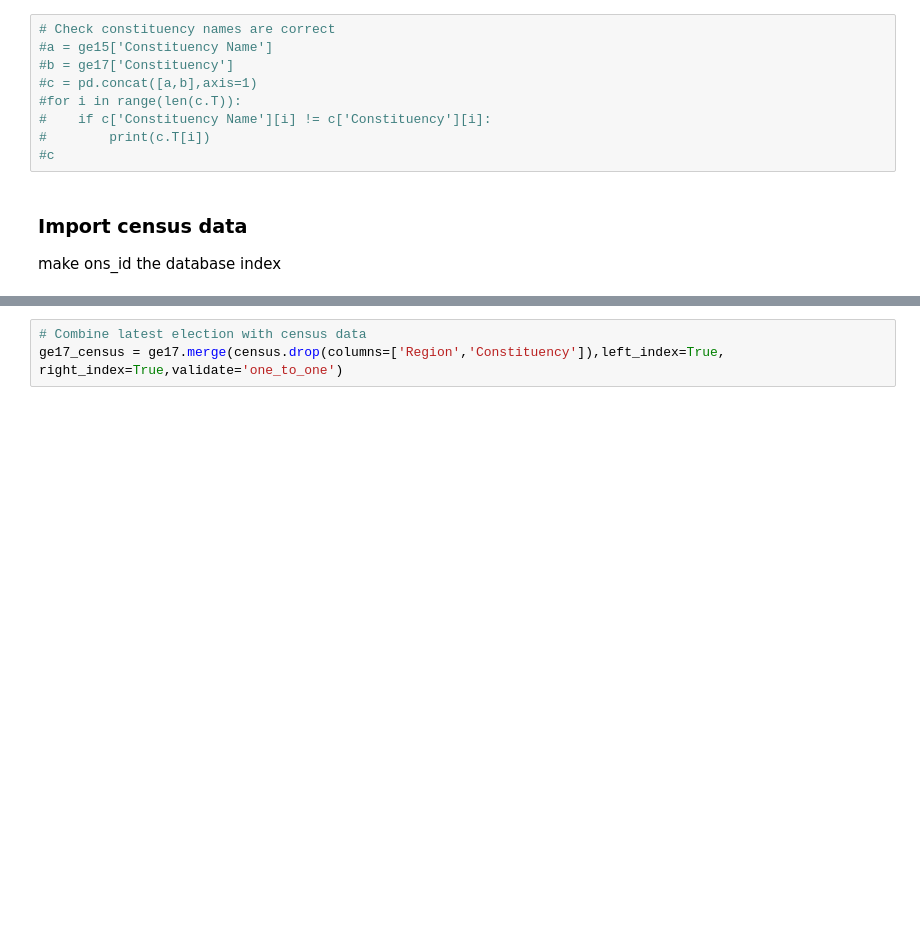
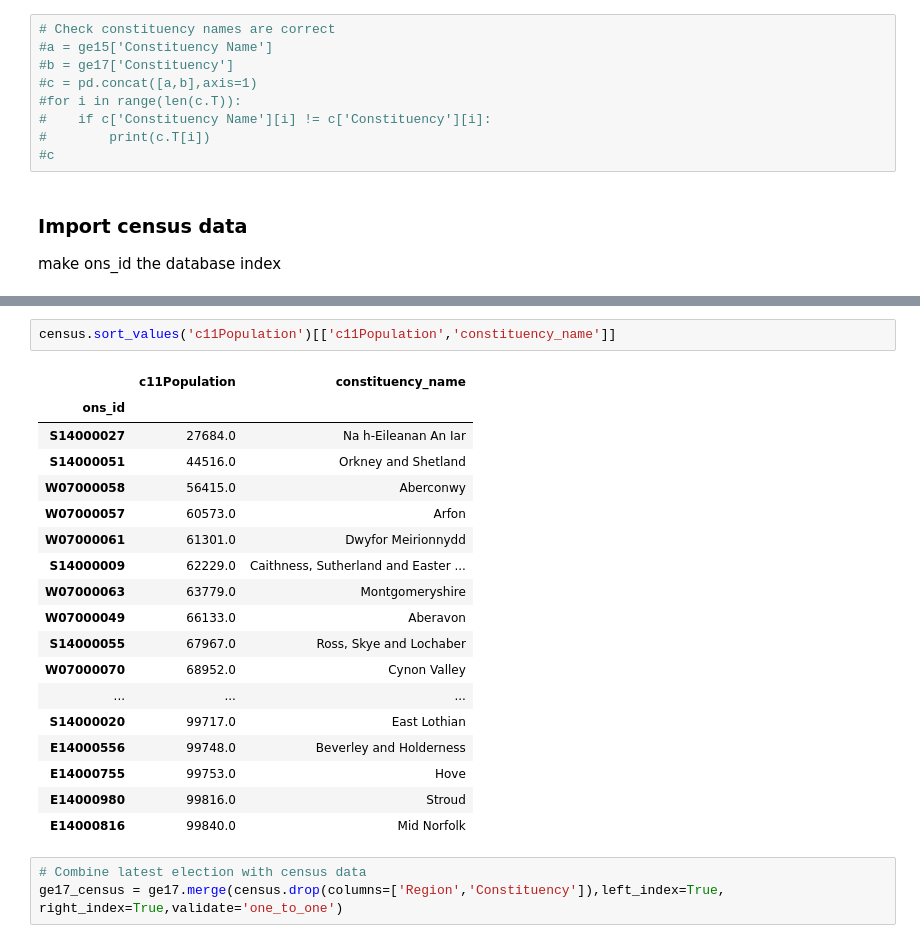
Before and after one commit to velocirobbie/labour-campaigns, a Jupyter notebook: anomalously_good_labour_seats.ipynb, the cells around one changed output, grey strips where cells are left out. Saved outputs shown, nothing was run; the diff lists cells and outputs as text; blank space fills up the shorter version.

```diff
--- a/anomalously_good_labour_seats.ipynb
+++ b/anomalously_good_labour_seats.ipynb
@@ -113,3 +131,24 @@ census = census.drop(columns='ons_id')
+# %%
+census.sort_values('c11Population')[['c11Population','constituency_name']]
+# %% [output]
+|  | c11Population | constituency_name |
+| ons_id |  |  |
+| S14000027 | 27684.0 | Na h-Eileanan An Iar |
+| S14000051 | 44516.0 | Orkney and Shetland |
+| W07000058 | 56415.0 | Aberconwy |
+| W07000057 | 60573.0 | Arfon |
+| W07000061 | 61301.0 | Dwyfor Meirionnydd |
+| S14000009 | 62229.0 | Caithness, Sutherland and Easter ... |
+| W07000063 | 63779.0 | Montgomeryshire |
+| W07000049 | 66133.0 | Aberavon |
+| S14000055 | 67967.0 | Ross, Skye and Lochaber |
+| W07000070 | 68952.0 | Cynon Valley |
+| ... | ... | ... |
+| S14000020 | 99717.0 | East Lothian |
+| E14000556 | 99748.0 | Beverley and Holderness |
+| E14000755 | 99753.0 | Hove |
+| E14000980 | 99816.0 | Stroud |
+| E14000816 | 99840.0 | Mid Norfolk |
 # %%
 # Combine latest election with census data
 ge17_census = ge17.merge(census.drop(columns=['Region','Constituency']),left_index=True, right_index=True,validate='one_to_one')
```
Also changed, not shown: parts of 3 cells of this notebook, 4 other files.
